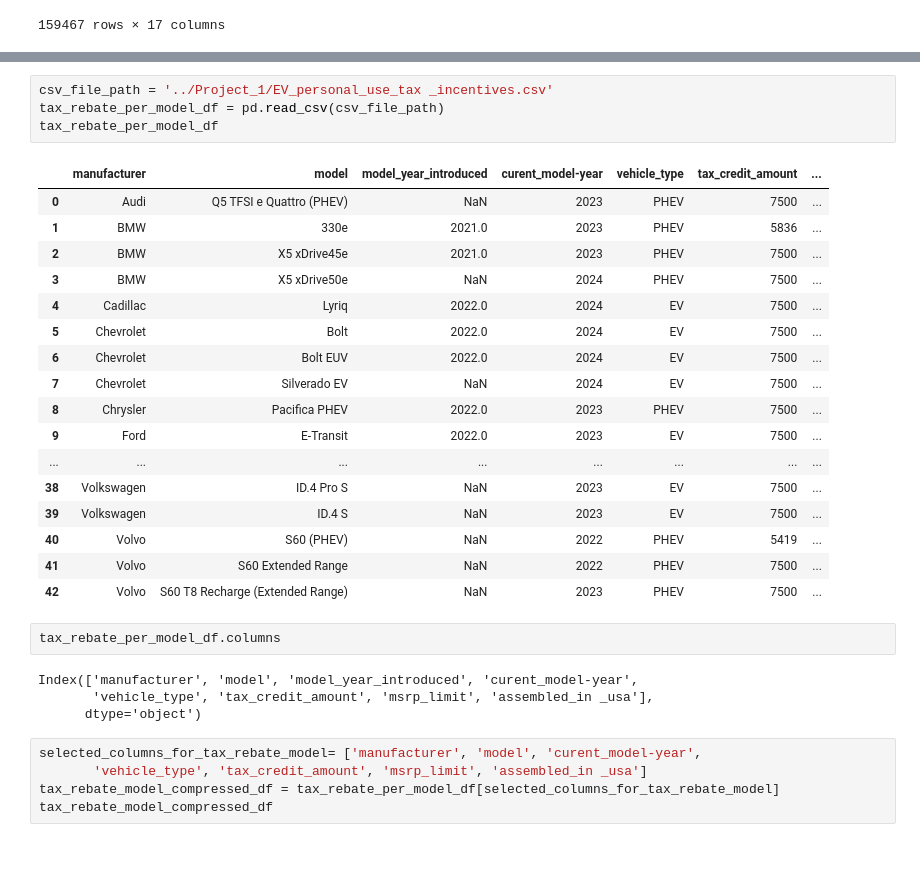
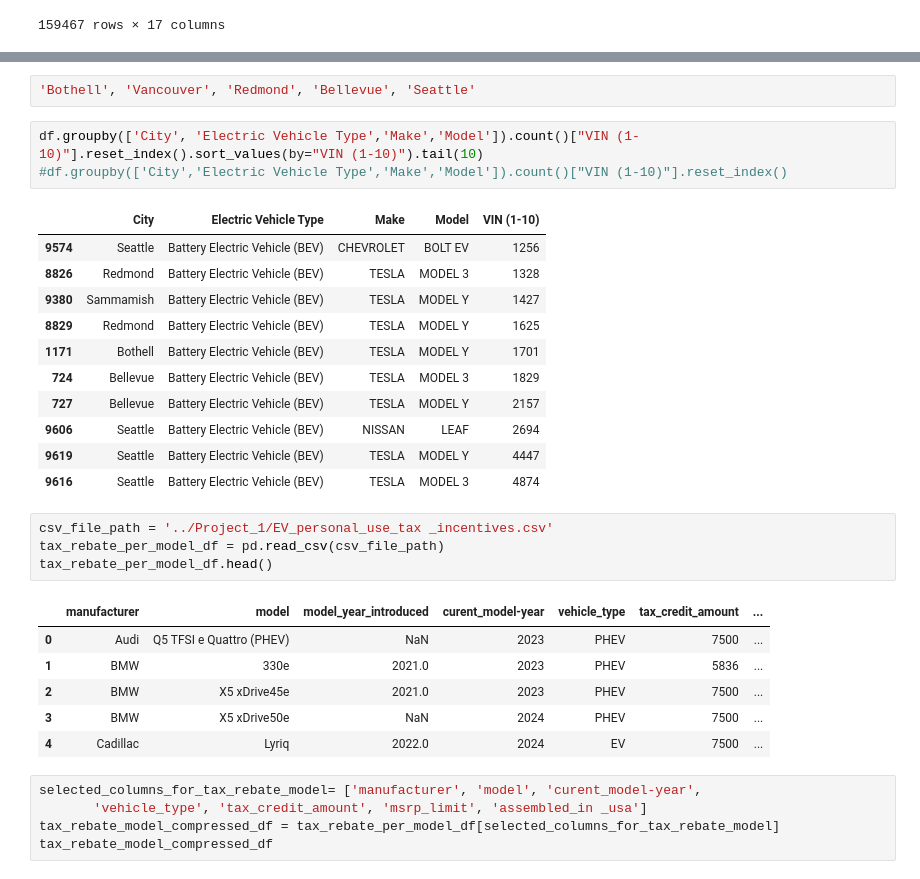
Before and after one commit to Omeesha28/Project_1, a Jupyter notebook: Electric_vehicle.ipynb, the cells around one changed output, grey strips where cells are left out. Cells and saved outputs as stored; diff of their text form; blank space fills up the shorter version.

```diff
--- a/Electric_vehicle.ipynb
+++ b/Electric_vehicle.ipynb
@@ -177,31 +100,31 @@ tax_rebate_compressed_df
+# %%
+'Bothell', 'Vancouver', 'Redmond', 'Bellevue', 'Seattle'
+# %%
+df.groupby(['City', 'Electric Vehicle Type','Make','Model']).count()["VIN (1-10)"].reset_index().sort_values(by="VIN (1-10)").tail(10)
+#df.groupby(['City','Electric Vehicle Type','Make','Model']).count()["VIN (1-10)"].reset_index()
+# %% [output]
+|  | City | Electric Vehicle Type | Make | Model | VIN (1-10) |
+| 9574 | Seattle | Battery Electric Vehicle (BEV) | CHEVROLET | BOLT EV | 1256 |
+| 8826 | Redmond | Battery Electric Vehicle (BEV) | TESLA | MODEL 3 | 1328 |
+| 9380 | Sammamish | Battery Electric Vehicle (BEV) | TESLA | MODEL Y | 1427 |
+| 8829 | Redmond | Battery Electric Vehicle (BEV) | TESLA | MODEL Y | 1625 |
+| 1171 | Bothell | Battery Electric Vehicle (BEV) | TESLA | MODEL Y | 1701 |
+| 724 | Bellevue | Battery Electric Vehicle (BEV) | TESLA | MODEL 3 | 1829 |
+| 727 | Bellevue | Battery Electric Vehicle (BEV) | TESLA | MODEL Y | 2157 |
+| 9606 | Seattle | Battery Electric Vehicle (BEV) | NISSAN | LEAF | 2694 |
+| 9619 | Seattle | Battery Electric Vehicle (BEV) | TESLA | MODEL Y | 4447 |
+| 9616 | Seattle | Battery Electric Vehicle (BEV) | TESLA | MODEL 3 | 4874 |
 # %%
 csv_file_path = '../Project_1/EV_personal_use_tax _incentives.csv'
 tax_rebate_per_model_df = pd.read_csv(csv_file_path)
-tax_rebate_per_model_df
+tax_rebate_per_model_df.head()
 # %% [output]
 |  | manufacturer | model | model_year_introduced | curent_model-year | vehicle_type | tax_credit_amount | ... |
 | 0 | Audi | Q5 TFSI e Quattro (PHEV) | NaN | 2023 | PHEV | 7500 | ... |
 | 1 | BMW | 330e | 2021.0 | 2023 | PHEV | 5836 | ... |
 | 2 | BMW | X5 xDrive45e | 2021.0 | 2023 | PHEV | 7500 | ... |
 | 3 | BMW | X5 xDrive50e | NaN | 2024 | PHEV | 7500 | ... |
 | 4 | Cadillac | Lyriq | 2022.0 | 2024 | EV | 7500 | ... |
-| 5 | Chevrolet | Bolt | 2022.0 | 2024 | EV | 7500 | ... |
-| 6 | Chevrolet | Bolt EUV | 2022.0 | 2024 | EV | 7500 | ... |
-| 7 | Chevrolet | Silverado EV | NaN | 2024 | EV | 7500 | ... |
-| 8 | Chrysler | Pacifica PHEV | 2022.0 | 2023 | PHEV | 7500 | ... |
-| 9 | Ford | E-Transit | 2022.0 | 2023 | EV | 7500 | ... |
-| ... | ... | ... | ... | ... | ... | ... | ... |
-| 38 | Volkswagen | ID.4 Pro S | NaN | 2023 | EV | 7500 | ... |
-| 39 | Volkswagen | ID.4 S | NaN | 2023 | EV | 7500 | ... |
-| 40 | Volvo | S60 (PHEV) | NaN | 2022 | PHEV | 5419 | ... |
-| 41 | Volvo | S60 Extended Range | NaN | 2022 | PHEV | 7500 | ... |
-| 42 | Volvo | S60 T8 Recharge (Extended Range) | NaN | 2023 | PHEV | 7500 | ... |
-# %%
-tax_rebate_per_model_df.columns
-# %% [output]
-Index(['manufacturer', 'model', 'model_year_introduced', 'curent_model-year',
-       'vehicle_type', 'tax_credit_amount', 'msrp_limit', 'assembled_in _usa'],
-      dtype='object')
 # %%
 selected_columns_for_tax_rebate_model= ['manufacturer', 'model', 'curent_model-year',
        'vehicle_type', 'tax_credit_amount', 'msrp_limit', 'assembled_in _usa']
```
Also changed, not shown: parts of 10 cells of this notebook, 1 other file.
